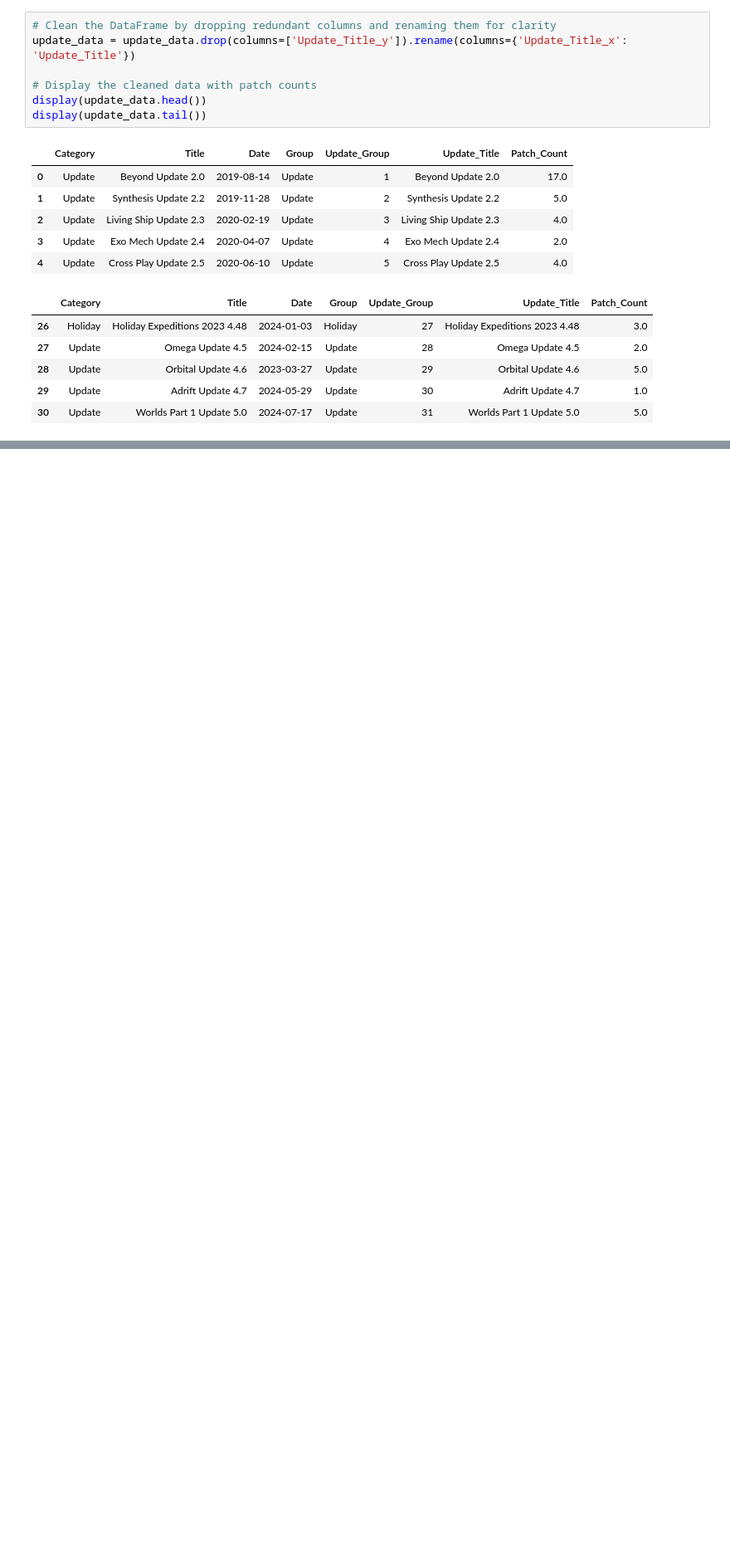
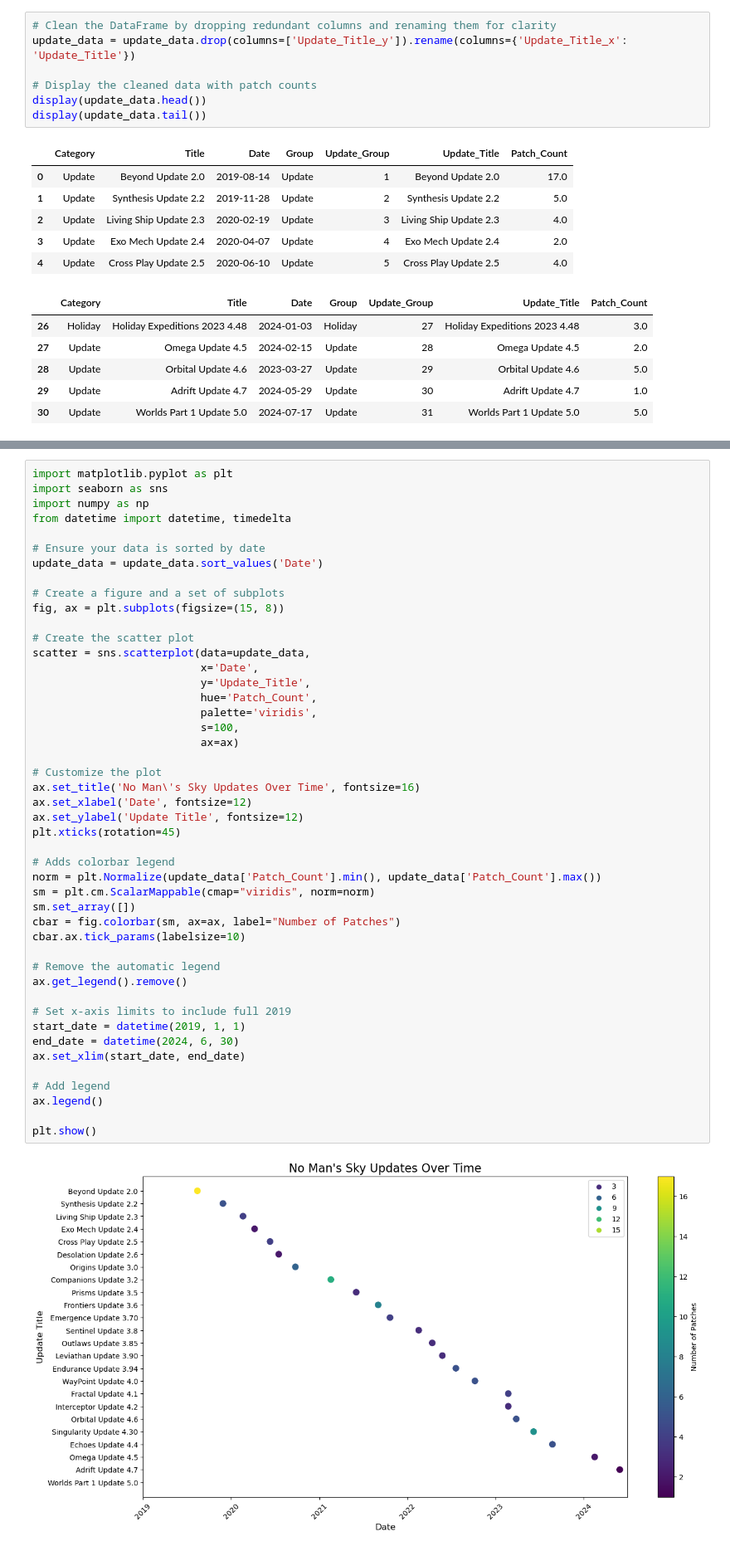
Before and after one commit to SikoticVinyl/Project1, a Jupyter notebook: UpdateAnalysis/noman_Updates.ipynb, the cells around one changed output, grey strips where cells are left out. Shown at 83% size. Cells and saved outputs as stored; diff of their text form; blank space fills up the shorter version.

Commit message:
plotted updates from 2019 to current with amount of patches per update.

```diff
--- a/UpdateAnalysis/noman_Updates.ipynb
+++ b/UpdateAnalysis/noman_Updates.ipynb
@@ -341,0 +330,48 @@ plt.show()
+# %%
+import matplotlib.pyplot as plt
+import seaborn as sns
+import numpy as np
+from datetime import datetime, timedelta
+
+# Ensure your data is sorted by date
+update_data = update_data.sort_values('Date')
+
+# Create a figure and a set of subplots
+fig, ax = plt.subplots(figsize=(15, 8))
+
+# Create the scatter plot
+scatter = sns.scatterplot(data=update_data,
+                          x='Date',
+                          y='Update_Title',
+                          hue='Patch_Count',
+                          palette='viridis',
+                          s=100,
+                          ax=ax)
+
+# Customize the plot
+ax.set_title('No Man\'s Sky Updates Over Time', fontsize=16)
+ax.set_xlabel('Date', fontsize=12)
+ax.set_ylabel('Update Title', fontsize=12)
+plt.xticks(rotation=45)
+
+# Adds colorbar legend
+norm = plt.Normalize(update_data['Patch_Count'].min(), update_data['Patch_Count'].max())
+sm = plt.cm.ScalarMappable(cmap="viridis", norm=norm)
+sm.set_array([])
+cbar = fig.colorbar(sm, ax=ax, label="Number of Patches")
+cbar.ax.tick_params(labelsize=10)
+
+# Remove the automatic legend
+ax.get_legend().remove()
+
+# Set x-axis limits to include full 2019
+start_date = datetime(2019, 1, 1)
+end_date = datetime(2024, 6, 30)
+ax.set_xlim(start_date, end_date)
+
+# Add legend
+ax.legend()
+
+plt.show()
+# %% [output]
+[figure, added]
```
Also changed, not shown: parts of 1 cell of this notebook.
